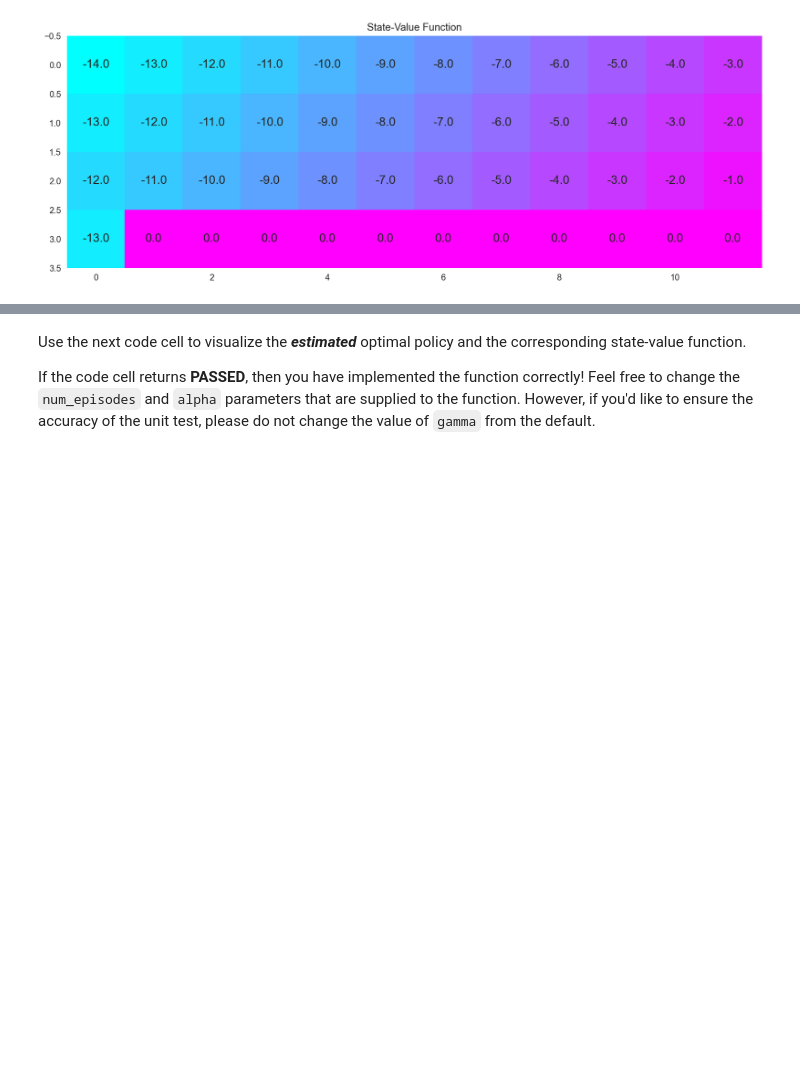
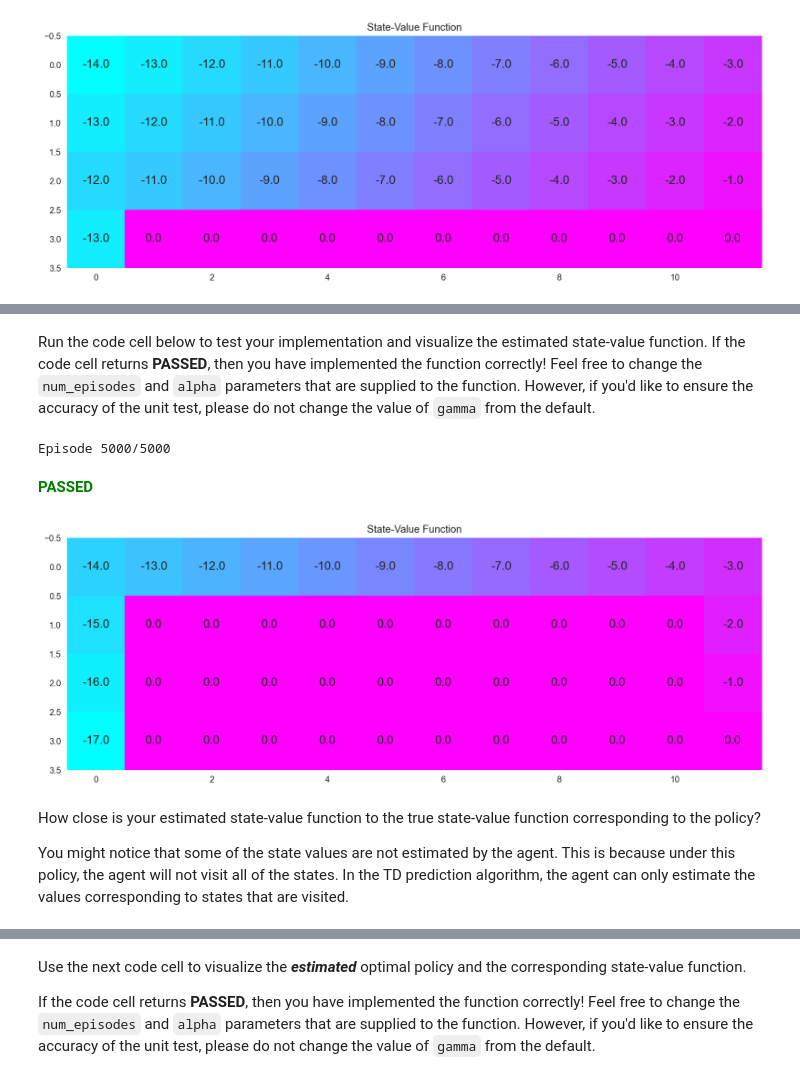
Before and after one commit to andy1li/udacity-reinforcement, a Jupyter notebook: temporal-difference/Temporal_Difference.ipynb, the cells around one changed output, grey strips where cells are left out. Cells and saved outputs as stored; diff of their text form; code cells hidden in the pictures; blank space fills up the shorter version.

```diff
--- a/temporal-difference/Temporal_Difference.ipynb
+++ b/temporal-difference/Temporal_Difference.ipynb
@@ -67 +103,45 @@ plot_values(V_opt)
+# %%
+from collections import defaultdict, deque
+import sys
+
+def td_prediction(env, num_episodes, policy, α, γ=1.0):
+    # initialize empty dictionaries of floats
+    V = defaultdict(float)
+    # loop over episodes
+    for i_episode in range(1, num_episodes+1):
+        # monitor progress
+        if i_episode % 100 == 0:
+            print("\rEpisode {}/{}".format(i_episode, num_episodes), end="")
+            sys.stdout.flush()
+
+        state = env.reset()
+        while True:
+            action = policy[state]
+            next_state, reward, done, info = env.step(action)
+            target = reward + γ * V[next_state]
+            V[state] += α * (target - V[state])
+            state = next_state
+            if done: break
+
+    return V
+# %% [markdown]
+Run the code cell below to test your implementation and visualize the estimated state-value function.  If the code cell returns **PASSED**, then you have implemented the function correctly!  Feel free to change the `num_episodes` and `alpha` parameters that are supplied to the function.  However, if you'd like to ensure the accuracy of the unit test, please do not change the value of `gamma` from the default.
+# %%
+import check_test
+
+# evaluate the policy and reshape the state-value function
+V_pred = td_prediction(env, 5000, policy, .01)
+
+# please do not change the code below this line
+V_pred_plot = np.reshape([V_pred[key] if key in V_pred else 0 for key in np.arange(48)], (4,12))
+check_test.run_check('td_prediction_check', V_pred_plot)
+plot_values(V_pred_plot)
+# %% [output]
+Episode 5000/5000
+**<span style="color: green;">PASSED</span>**
+[figure, added]
+# %% [markdown]
+How close is your estimated state-value function to the true state-value function corresponding to the policy?
+
+You might notice that some of the state values are not estimated by the agent.  This is because under this policy, the agent will not visit all of the states.  In the TD prediction algorithm, the agent can only estimate the values corresponding to states that are visited.
 # %% [markdown]
```
Also changed, not shown: parts of 22 cells of this notebook, 9 other files.
